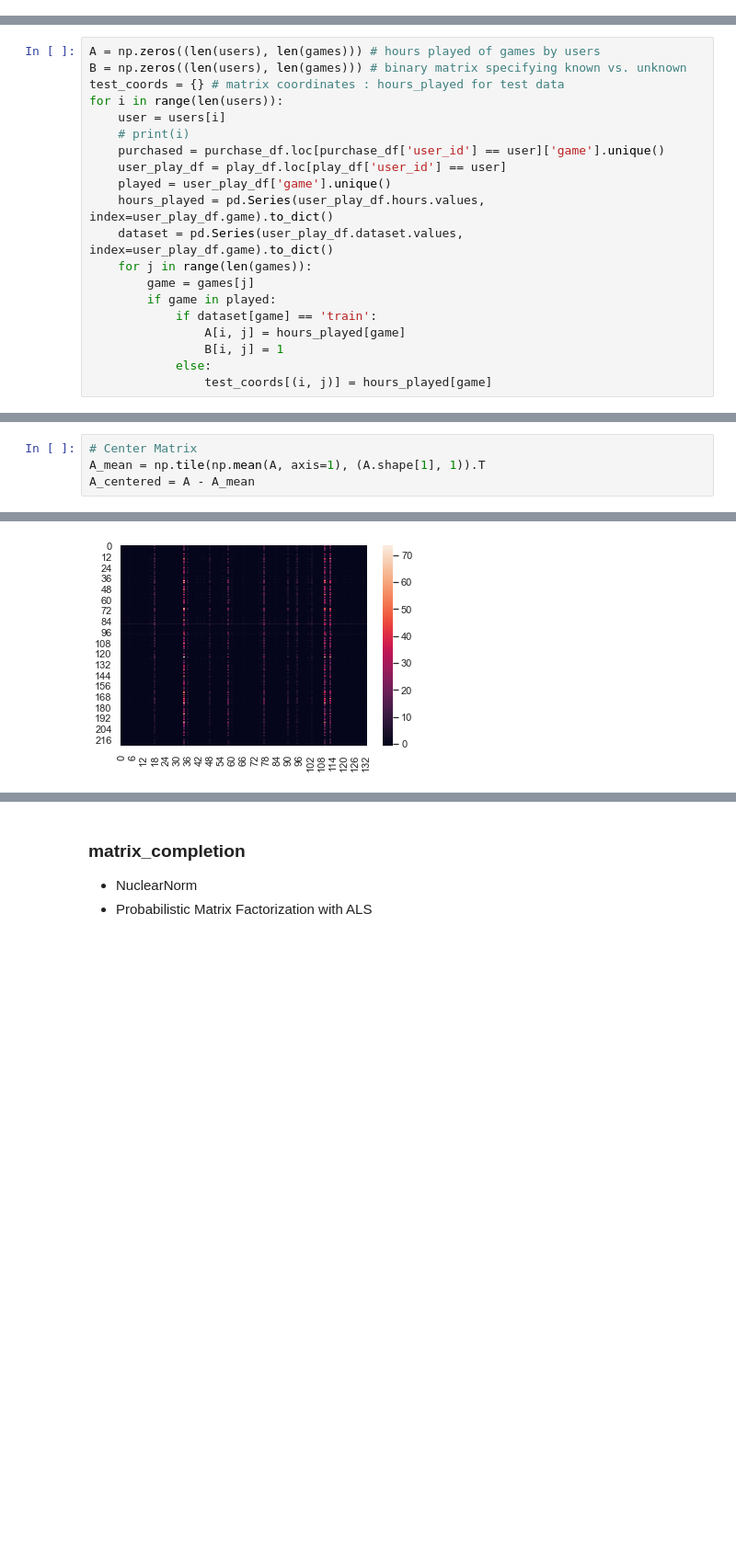
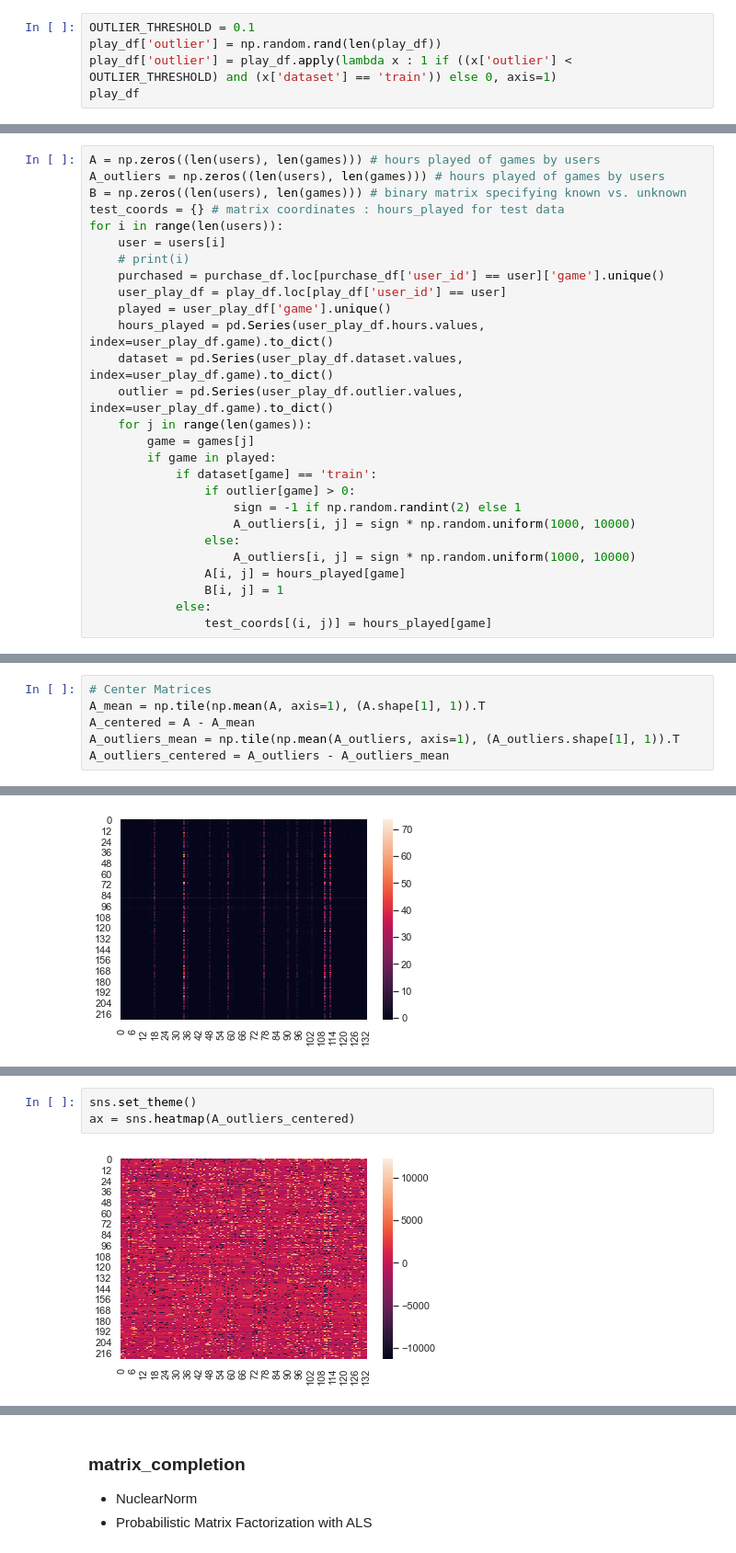
Before and after one commit to neil-menghani/RPCA, a Jupyter notebook: Experiment.ipynb, the cells around one changed output, grey strips where cells are left out. Shown: that part at 92% size. Drawn from its saved outputs; the diff is of its cells as text; blank space fills up the shorter version.

```diff
--- a/Experiment.ipynb
+++ b/Experiment.ipynb
@@ -81,3 +80,8 @@ Try using .loc[row_indexer,col_indexer] = value instead
 
 See the caveats in the documentation: https://pandas.pydata.org/pandas-docs/stable/user_guide/indexing.html#returning-a-view-versus-a-copy
   play_df['dataset'] = play_df['dataset'].apply(lambda x : 'test' if x < THRESHOLD else 'train')
+# %%
+OUTLIER_THRESHOLD = 0.1
+play_df['outlier'] = np.random.rand(len(play_df))
+play_df['outlier'] = play_df.apply(lambda x : 1 if ((x['outlier'] < OUTLIER_THRESHOLD) and (x['dataset'] == 'train')) else 0, axis=1)
+play_df
@@ -85,6 +103,7 @@ See the caveats in the documentation: https://pandas.pydata.org/pandas-docs/stab
 ### Generate Collaborative Filtering Matrix
 # %%
 A = np.zeros((len(users), len(games))) # hours played of games by users
+A_outliers = np.zeros((len(users), len(games))) # hours played of games by users
 B = np.zeros((len(users), len(games))) # binary matrix specifying known vs. unknown
 test_coords = {} # matrix coordinates : hours_played for test data
 for i in range(len(users)):
@@ -95,10 +114,16 @@ for i in range(len(users)):
     played = user_play_df['game'].unique()
     hours_played = pd.Series(user_play_df.hours.values, index=user_play_df.game).to_dict()
     dataset = pd.Series(user_play_df.dataset.values, index=user_play_df.game).to_dict()
+    outlier = pd.Series(user_play_df.outlier.values, index=user_play_df.game).to_dict()
     for j in range(len(games)):
         game = games[j]
         if game in played:
             if dataset[game] == 'train':
+                if outlier[game] > 0:
+                    sign = -1 if np.random.randint(2) else 1
+                    A_outliers[i, j] = sign * np.random.uniform(1000, 10000)
+                else:
+                    A_outliers[i, j] = sign * np.random.uniform(1000, 10000)
                 A[i, j] = hours_played[game]
                 B[i, j] = 1
             else:
@@ -109,7 +139,9 @@ np.save('missing.npy', B)
 # %%
-# Center Matrix
+# Center Matrices
 A_mean = np.tile(np.mean(A, axis=1), (A.shape[1], 1)).T
 A_centered = A - A_mean
+A_outliers_mean = np.tile(np.mean(A_outliers, axis=1), (A_outliers.shape[1], 1)).T
+A_outliers_centered = A_outliers - A_outliers_mean
 # %%
 rpca = R_pca(A_centered)
 L, S = rpca.fit(max_iter=10000, iter_print=100)
@@ -150,0 +206,5 @@ ax = sns.heatmap(L + A_mean)
+# %%
+sns.set_theme()
+ax = sns.heatmap(A_outliers_centered)
+# %% [output]
+[figure, added]
```
Also changed, not shown: parts of 26 cells of this notebook, 1 other file.
